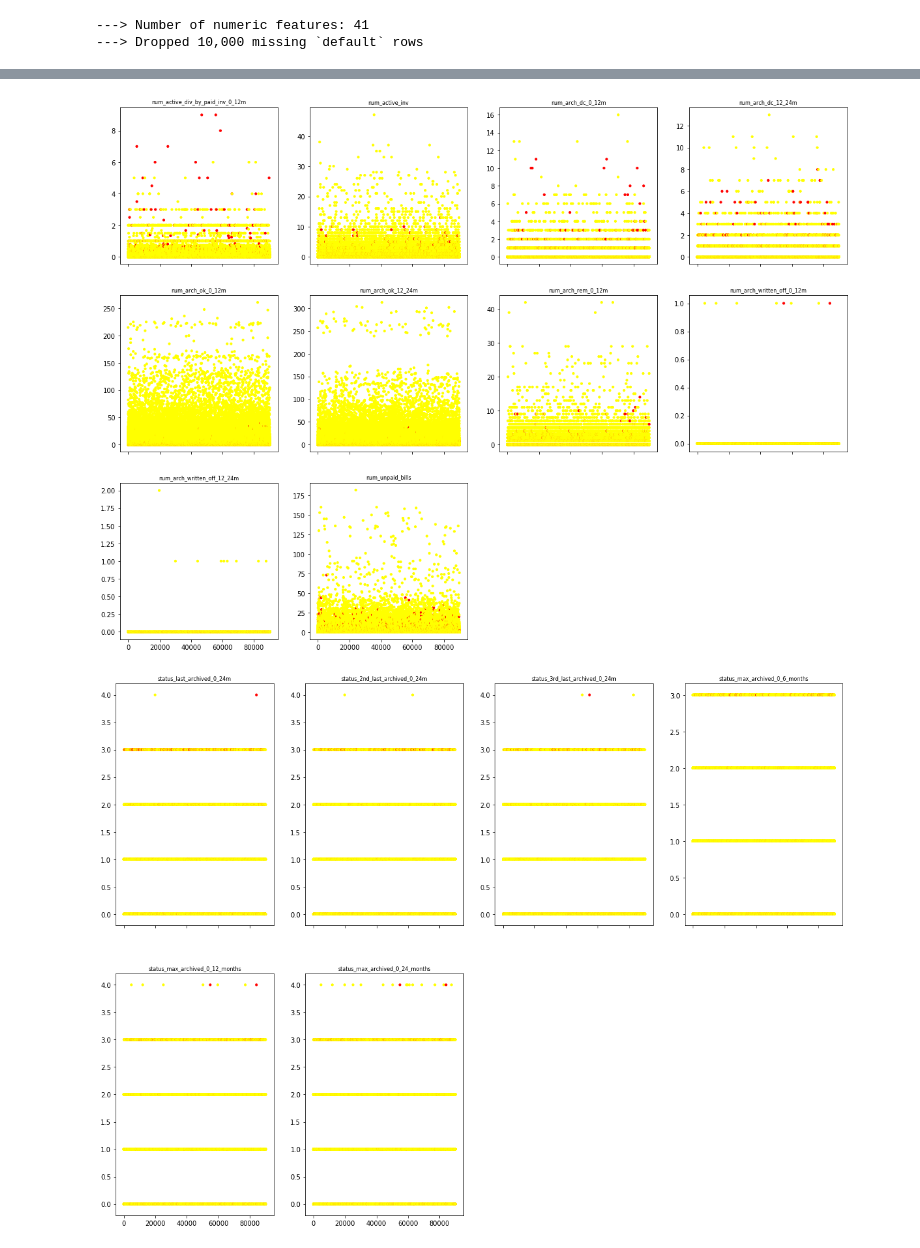
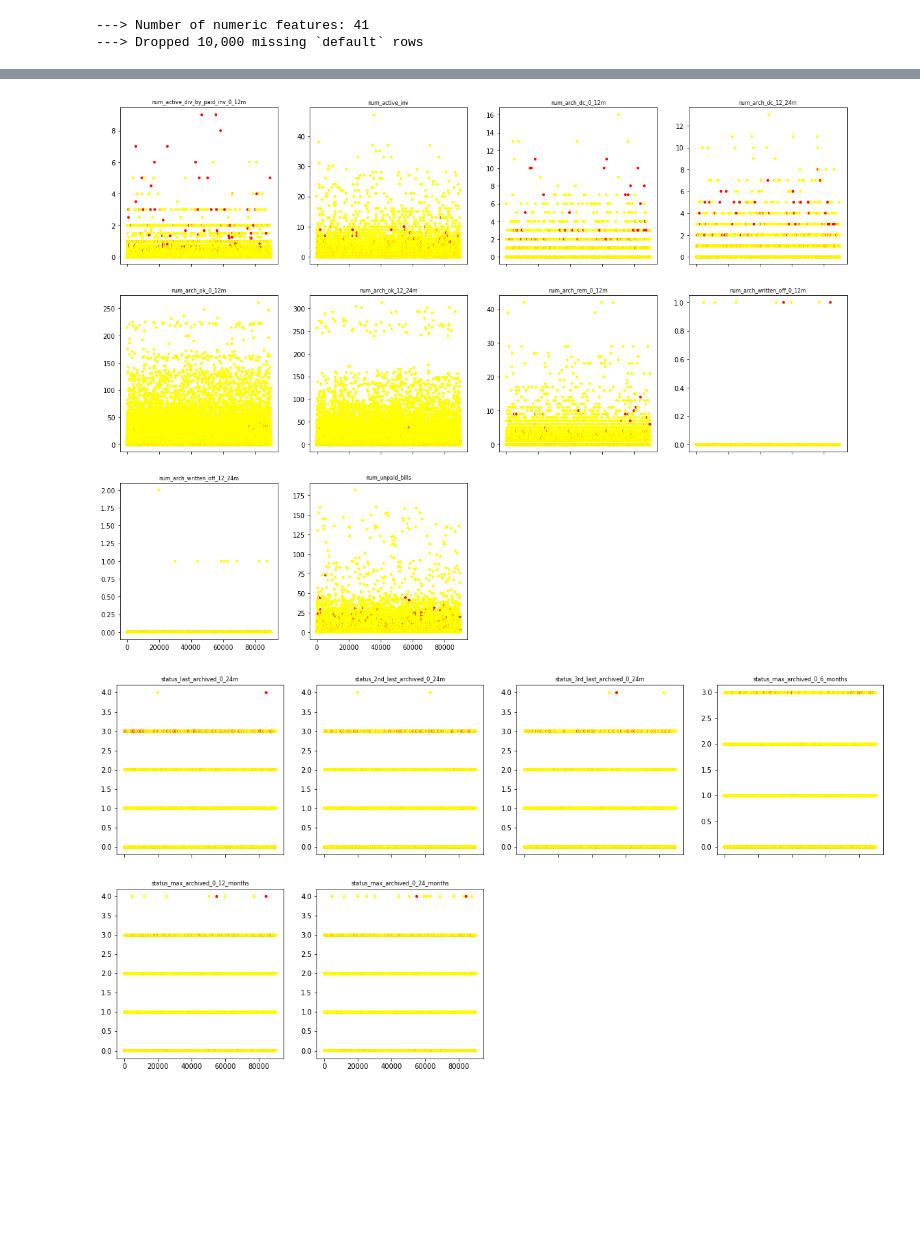
Before and after one commit to felipeslanza/default, a Jupyter notebook: default/src/exploration.ipynb, the cells around one changed output, grey strips where cells are left out. Drawn from its saved outputs; the diff is of its cells as text; code cells hidden in the pictures; blank space fills up the shorter version.

```diff
--- a/default/src/exploration.ipynb
+++ b/default/src/exploration.ipynb
@@ -27,7 +27,7 @@ df.head()
 numeric_feats = df.select_dtypes(include=np.number).drop("default", axis=1).columns
 print(f"---> Number of numeric features: {numeric_feats.size}")
 
-missing = df.default.eq(-1)
+missing = df.default.isnull()
 df = df.loc[~missing]
 print(f"---> Dropped {missing.sum():,} missing `default` rows")
 # %% [output]
@@ -71,12 +69,13 @@ for category in categories:
 
 groups["others"] = [i for i in numeric_feats if i not in seen]
 # %%
+# Univariate plots conditioned on default status
 for group, feats in groups.items():
     n = len(feats)
     rows = n % 4 or 1
     while rows * 4 < n:
         rows += 1
-    fig, axes = plt.subplots(rows, 4, sharex=True, figsize=(20, 15))
+    fig, axes = plt.subplots(rows, 4, sharex=True, figsize=(20, rows * 5))
     axes = axes.ravel()
     for i, ax in enumerate(axes):
         try:
@@ -91,2 +90,2 @@ for group, feats in groups.items():
-[figure, old version]
+[figure, new version]
-[figure, old version]
+[figure, new version]
```
Also changed, not shown: parts of 5 cells of this notebook, 7 other files.
